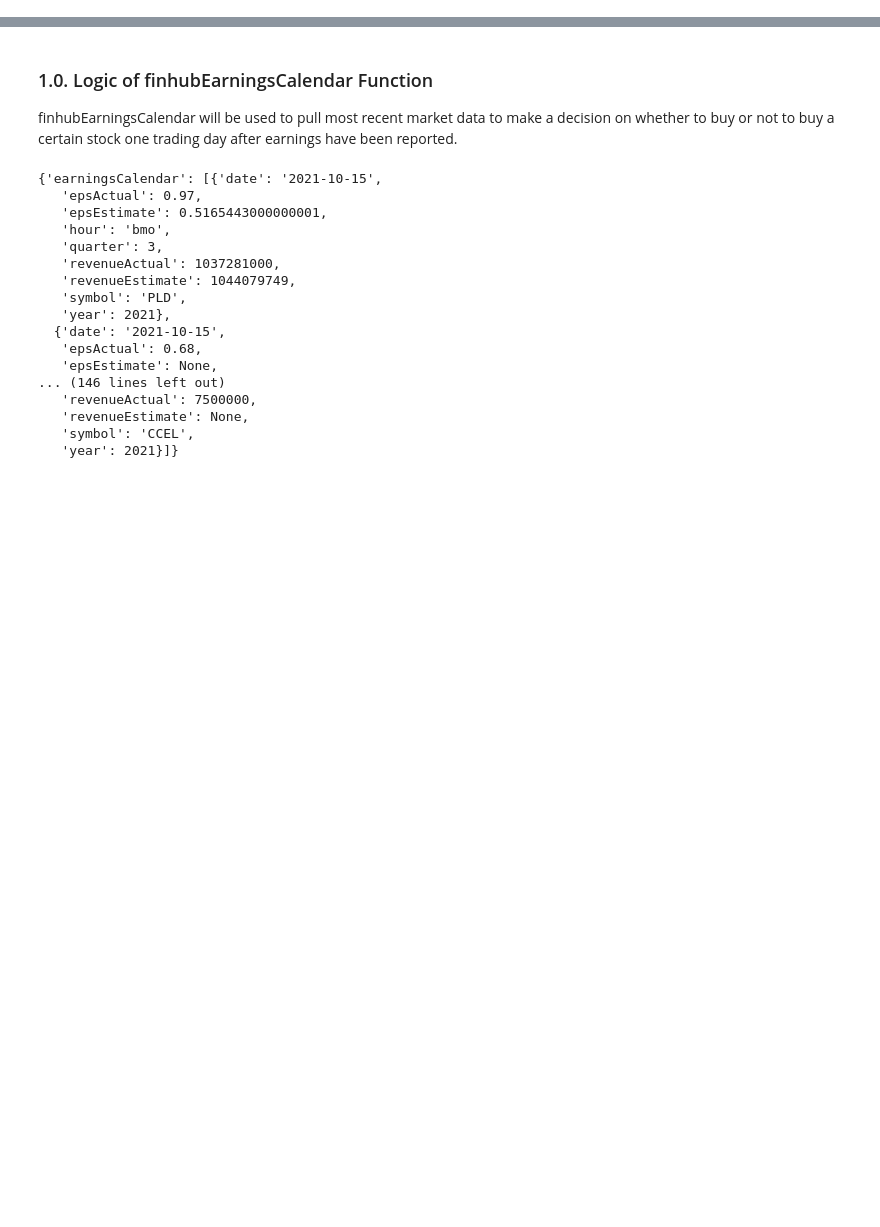
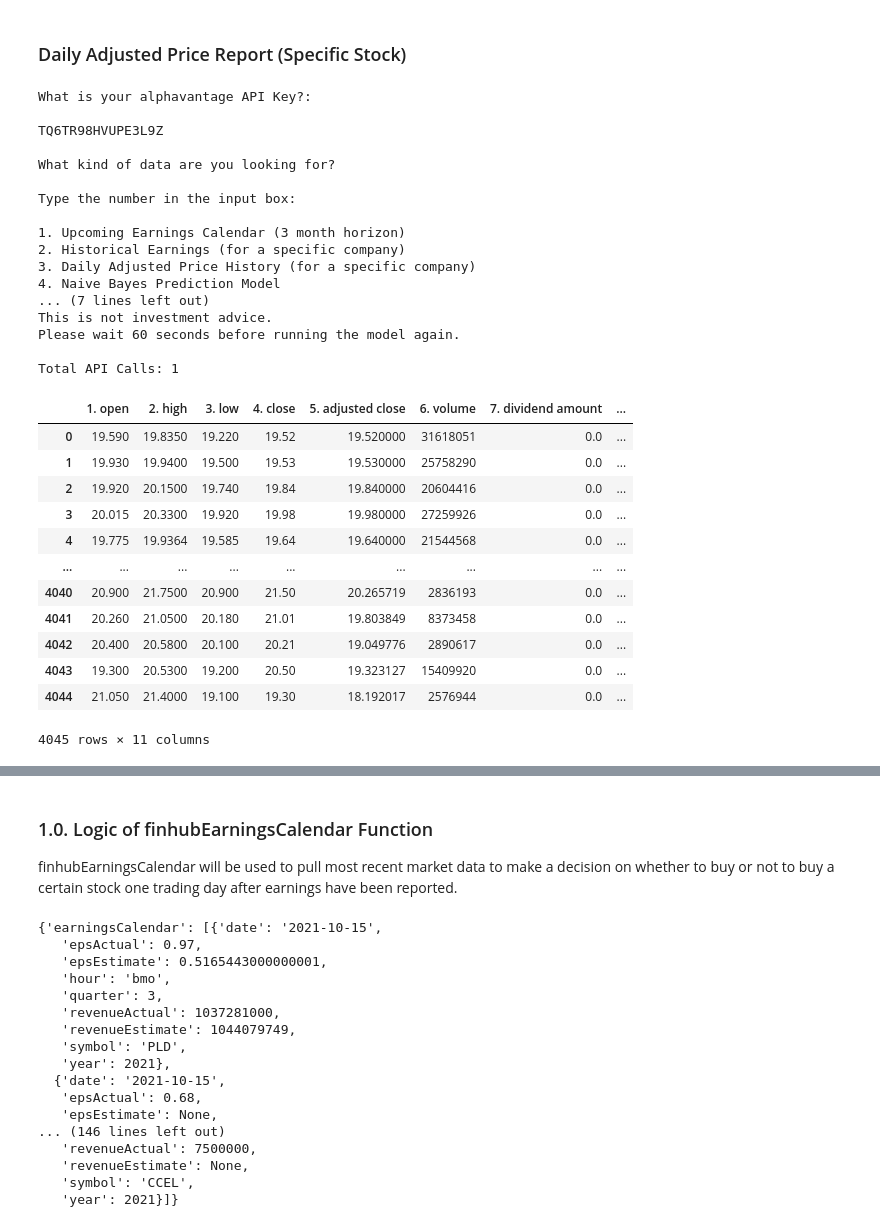
Before and after one commit to danielramirezjr1998/Data_Science_Projects, a Jupyter notebook: Naive Bayes Classifier/Naive Bayes in Finance.ipynb, the cells around one changed output, grey strips where cells are left out. Saved outputs shown, nothing was run; the diff lists cells and outputs as text; code cells hidden in the pictures; blank space fills up the shorter version.

```diff
--- a/Naive Bayes Classifier/Naive Bayes in Finance.ipynb
+++ b/Naive Bayes Classifier/Naive Bayes in Finance.ipynb
@@ -53,0 +1654,42 @@ Explain the thought process of how to go about getting the data to prove your hy
+# %% [markdown]
+### Daily Adjusted Price Report (Specific Stock)
+# %%
+if __name__=="__main__":
+    main()
+
+#alphavantage API key
+#TQ6TR98HVUPE3L9Z
+
+#finhub API key
+#c5d5iiqad3i9ue38pn9g
+# %% [output]
+What is your alphavantage API Key?:
+
+TQ6TR98HVUPE3L9Z
+
+What kind of data are you looking for?
+
+Type the number in the input box:
+
+1. Upcoming Earnings Calendar (3 month horizon)
+2. Historical Earnings (for a specific company)
+3. Daily Adjusted Price History (for a specific company)
+4. Naive Bayes Prediction Model
+... (7 lines left out)
+This is not investment advice.
+Please wait 60 seconds before running the model again.
+
+Total API Calls: 1
+|  | 1. open | 2. high | 3. low | 4. close | 5. adjusted close | 6. volume | 7. dividend amount | ... |
+| 0 | 19.590 | 19.8350 | 19.220 | 19.52 | 19.520000 | 31618051 | 0.0 | ... |
+| 1 | 19.930 | 19.9400 | 19.500 | 19.53 | 19.530000 | 25758290 | 0.0 | ... |
+| 2 | 19.920 | 20.1500 | 19.740 | 19.84 | 19.840000 | 20604416 | 0.0 | ... |
+| 3 | 20.015 | 20.3300 | 19.920 | 19.98 | 19.980000 | 27259926 | 0.0 | ... |
+| 4 | 19.775 | 19.9364 | 19.585 | 19.64 | 19.640000 | 21544568 | 0.0 | ... |
+| ... | ... | ... | ... | ... | ... | ... | ... | ... |
+| 4040 | 20.900 | 21.7500 | 20.900 | 21.50 | 20.265719 | 2836193 | 0.0 | ... |
+| 4041 | 20.260 | 21.0500 | 20.180 | 21.01 | 19.803849 | 8373458 | 0.0 | ... |
+| 4042 | 20.400 | 20.5800 | 20.100 | 20.21 | 19.049776 | 2890617 | 0.0 | ... |
+| 4043 | 19.300 | 20.5300 | 19.200 | 20.50 | 19.323127 | 15409920 | 0.0 | ... |
+| 4044 | 21.050 | 21.4000 | 19.100 | 19.30 | 18.192017 | 2576944 | 0.0 | ... |
+4045 rows × 11 columns
```
Also changed, not shown: parts of 41 cells of this notebook.
